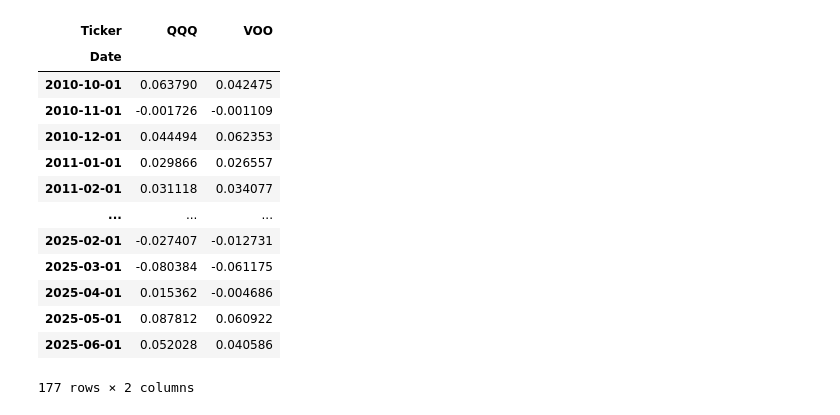
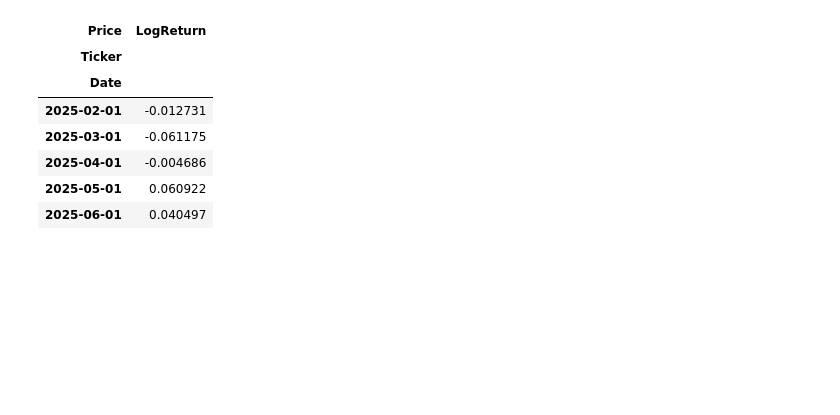
Before and after one commit to zackSpec/ML, a Jupyter notebook: QF.ipynb, the cells around one changed output. Cells and saved outputs as stored; diff of their text form; code cells hidden in the pictures; blank space fills up the shorter version.

```diff
--- a/QF.ipynb
+++ b/QF.ipynb
@@ -4,7 +4,7 @@ import numpy as np
 import matplotlib.pyplot as plt
 import yfinance as yf
 # %%
-ETF = yf.download(tickers=['VOO', 'QQQ'], interval='1mo', auto_adjust=True)['Close']
-ETF.dropna(inplace=True)
-ETF.columns
+VOO = yf.download(tickers=['VOO'], interval='1mo', auto_adjust=True)
+VOO.dropna(inplace=True)
+VOO.tail()
 # %% [output]
@@ -13,5 +42,7 @@ Index(['QQQ', 'VOO'], dtype='object', name='Ticker')
 # %%
-returns = ETF.pct_change().iloc[1::]
-returns.plot()
+VOO['Return'] = VOO['Close'].pct_change()
+plt.axhline(color='r', linestyle='--')
+VOO['Return'].plot()
+plt.show()
 pass
 # %% [output]
@@ -19,19 +50,13 @@ pass
 # %%
-LogReturn = np.log(ETF / ETF.shift(1)).iloc[1::]
-LogReturn
+VOO['LogReturn'] = np.log(VOO['Close']['VOO'] / VOO['Close']['VOO'].shift(1))
+VOO[['LogReturn']].tail()
 # %% [output]
-| Ticker | QQQ | VOO |
-| Date |  |  |
-| 2010-10-01 | 0.063790 | 0.042475 |
-| 2010-11-01 | -0.001726 | -0.001109 |
-| 2010-12-01 | 0.044494 | 0.062353 |
-| 2011-01-01 | 0.029866 | 0.026557 |
-| 2011-02-01 | 0.031118 | 0.034077 |
-| ... | ... | ... |
-| 2025-02-01 | -0.027407 | -0.012731 |
-| 2025-03-01 | -0.080384 | -0.061175 |
-| 2025-04-01 | 0.015362 | -0.004686 |
-| 2025-05-01 | 0.087812 | 0.060922 |
-| 2025-06-01 | 0.052028 | 0.040586 |
+| Price | LogReturn |
+| Ticker |  |
+| Date |  |
+| 2025-02-01 | -0.012731 |
+| 2025-03-01 | -0.061175 |
+| 2025-04-01 | -0.004686 |
+| 2025-05-01 | 0.060922 |
+| 2025-06-01 | 0.040497 |
-177 rows × 2 columns
 # %%
```
Also changed, not shown: parts of 17 cells of this notebook.
